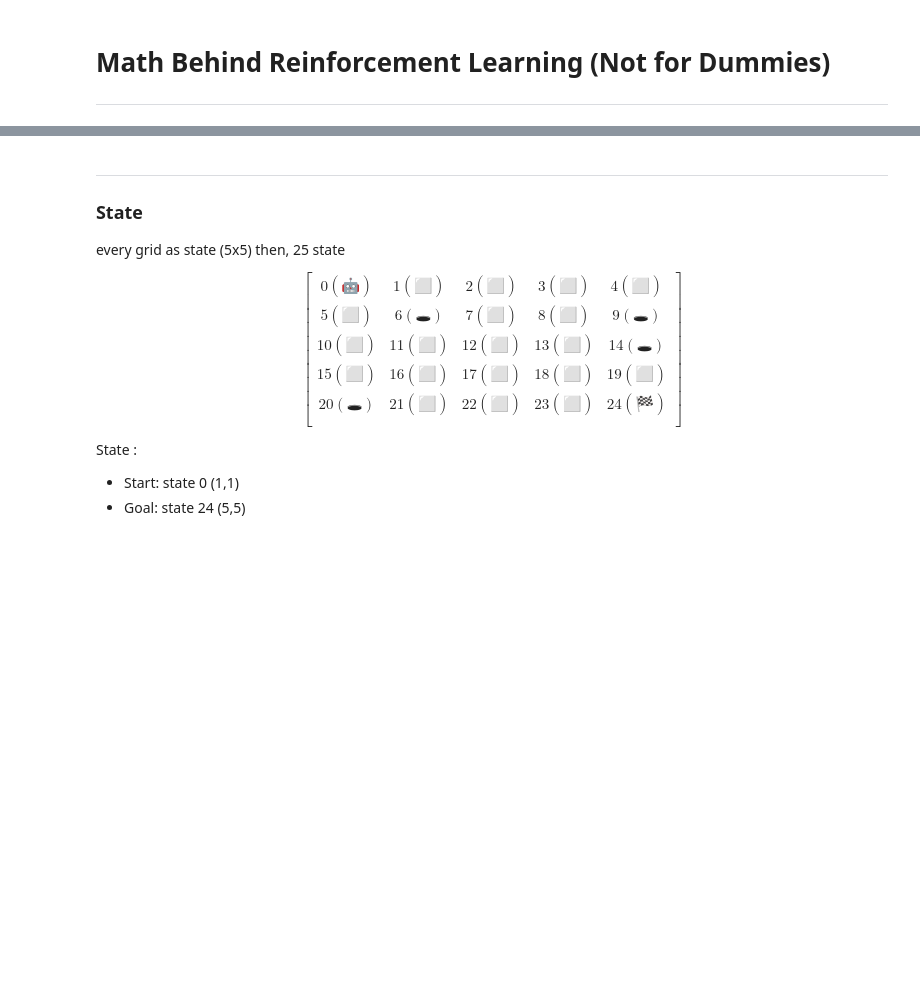
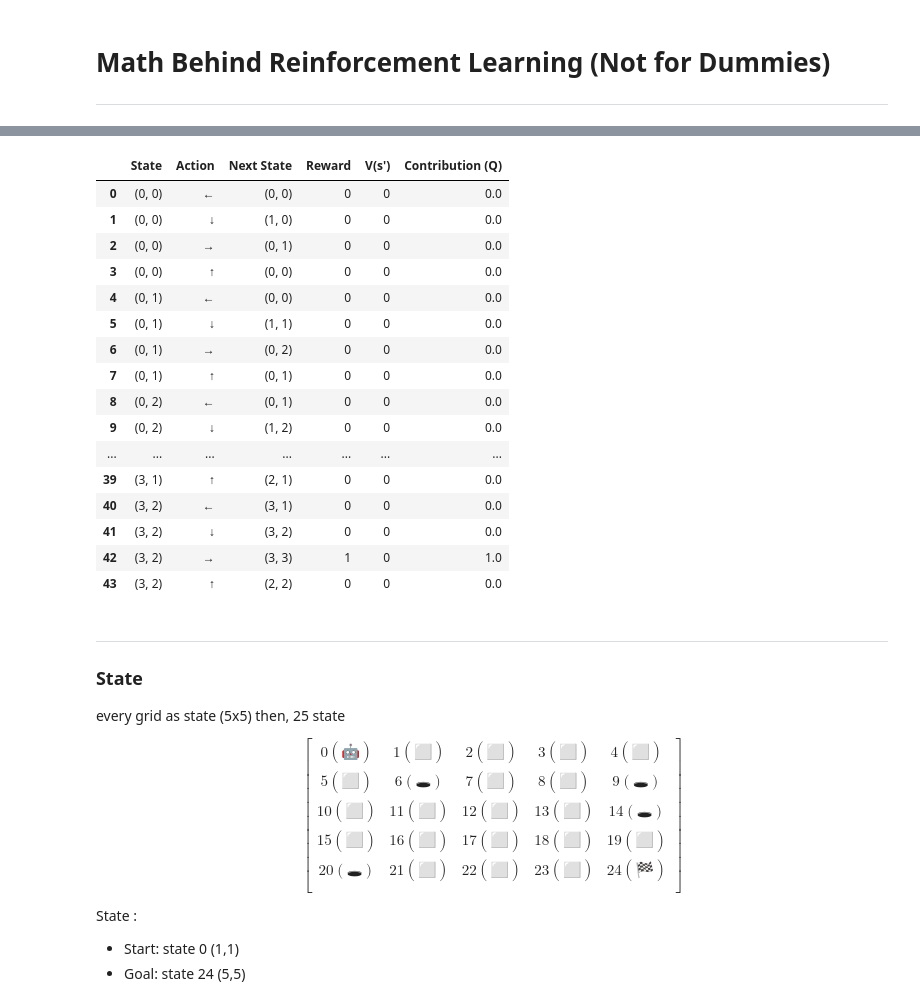
Before and after one commit to Ryanakml/Reinforcement-Learning-Concept-and-Implementation, a Jupyter notebook: RL in Math.ipynb, the cells around one changed output, grey strips where cells are left out. Saved outputs shown, nothing was run; the diff lists cells and outputs as text; code cells hidden in the pictures; blank space fills up the shorter version.

Commit message:
add concept and add value iteration for trainin

```diff
--- a/RL in Math.ipynb
+++ b/RL in Math.ipynb
@@ -380,3 +781,86 @@ Main Process :
+# %%
+import numpy as np
+import pandas as pd
+
+# Environment setup
+states = [(i, j) for i in range(4) for j in range(4)]
+holes = [(1, 1), (1, 3), (2, 3), (3, 0)]
+goal = (3, 3)
+actions = ['←', '↓', '→', '↑']
+action_map = {'←': (0, -1), '↓': (1, 0), '→': (0, 1), '↑': (-1, 0)}
+gamma = 0.9
+
+# Initial value function
+V = {s: 0 for s in states}
+
+# Transition model (deterministic for now)
+def step(state, action):
+    if state in holes or state == goal:
+        return state, 0  # Terminal state
+    move = action_map[action]
+    next_state = (state[0] + move[0], state[1] + move[1])
+    if 0 <= next_state[0] < 4 and 0 <= next_state[1] < 4:
+        if next_state in holes:
+            return next_state, 0
+        elif next_state == goal:
+            return next_state, 1
+        else:
+            return next_state, 0
+    return state, 0  # If hitting wall, stay in same state
+
+# Calculate Q(s,a) and update V(s)
+rows = []
+V_new = {}
+Q_sa = {}
+
+for s in states:
+    if s in holes or s == goal:
+        V_new[s] = 0
+        continue
+    action_values = []
+    for a in actions:
+        s_next, r = step(s, a)
+        contribution = r + gamma * V[s_next]
+        action_values.append((a, contribution))
+        rows.append({
+            'State': s,
+            'Action': a,
+            'Next State': s_next,
+            'Reward': r,
+            'V(s\')': V[s_next],
+            'Contribution (Q)': round(contribution, 2)
+        })
+        Q_sa[(s, a)] = contribution
+    # Update V(s) with max Q
+    best_action, best_q = max(action_values, key=lambda x: x[1])
+    V_new[s] = best_q
+
+# Create tables
+df_contributions = pd.DataFrame(rows)
+df_v = pd.DataFrame([
+    {'State': s, 'V(s)': round(V_new[s], 2), 'Best Action (π)': max([(a, Q_sa[(s, a)]) for a in actions], key=lambda x: x[1])[0]}
+    for s in states if s not in holes and s != goal
+])
+
+df_contributions
+# %% [output]
+|  | State | Action | Next State | Reward | V(s') | Contribution (Q) |
+| 0 | (0, 0) | ← | (0, 0) | 0 | 0 | 0.0 |
+| 1 | (0, 0) | ↓ | (1, 0) | 0 | 0 | 0.0 |
+| 2 | (0, 0) | → | (0, 1) | 0 | 0 | 0.0 |
+| 3 | (0, 0) | ↑ | (0, 0) | 0 | 0 | 0.0 |
+| 4 | (0, 1) | ← | (0, 0) | 0 | 0 | 0.0 |
+| 5 | (0, 1) | ↓ | (1, 1) | 0 | 0 | 0.0 |
+| 6 | (0, 1) | → | (0, 2) | 0 | 0 | 0.0 |
+| 7 | (0, 1) | ↑ | (0, 1) | 0 | 0 | 0.0 |
+| 8 | (0, 2) | ← | (0, 1) | 0 | 0 | 0.0 |
+| 9 | (0, 2) | ↓ | (1, 2) | 0 | 0 | 0.0 |
+| ... | ... | ... | ... | ... | ... | ... |
+| 39 | (3, 1) | ↑ | (2, 1) | 0 | 0 | 0.0 |
+| 40 | (3, 2) | ← | (3, 1) | 0 | 0 | 0.0 |
+| 41 | (3, 2) | ↓ | (3, 2) | 0 | 0 | 0.0 |
+| 42 | (3, 2) | → | (3, 3) | 1 | 0 | 1.0 |
+| 43 | (3, 2) | ↑ | (2, 2) | 0 | 0 | 0.0 |
 # %% [markdown]
 ---
 
```
Also changed, not shown: parts of 20 cells of this notebook, 1 other file.
